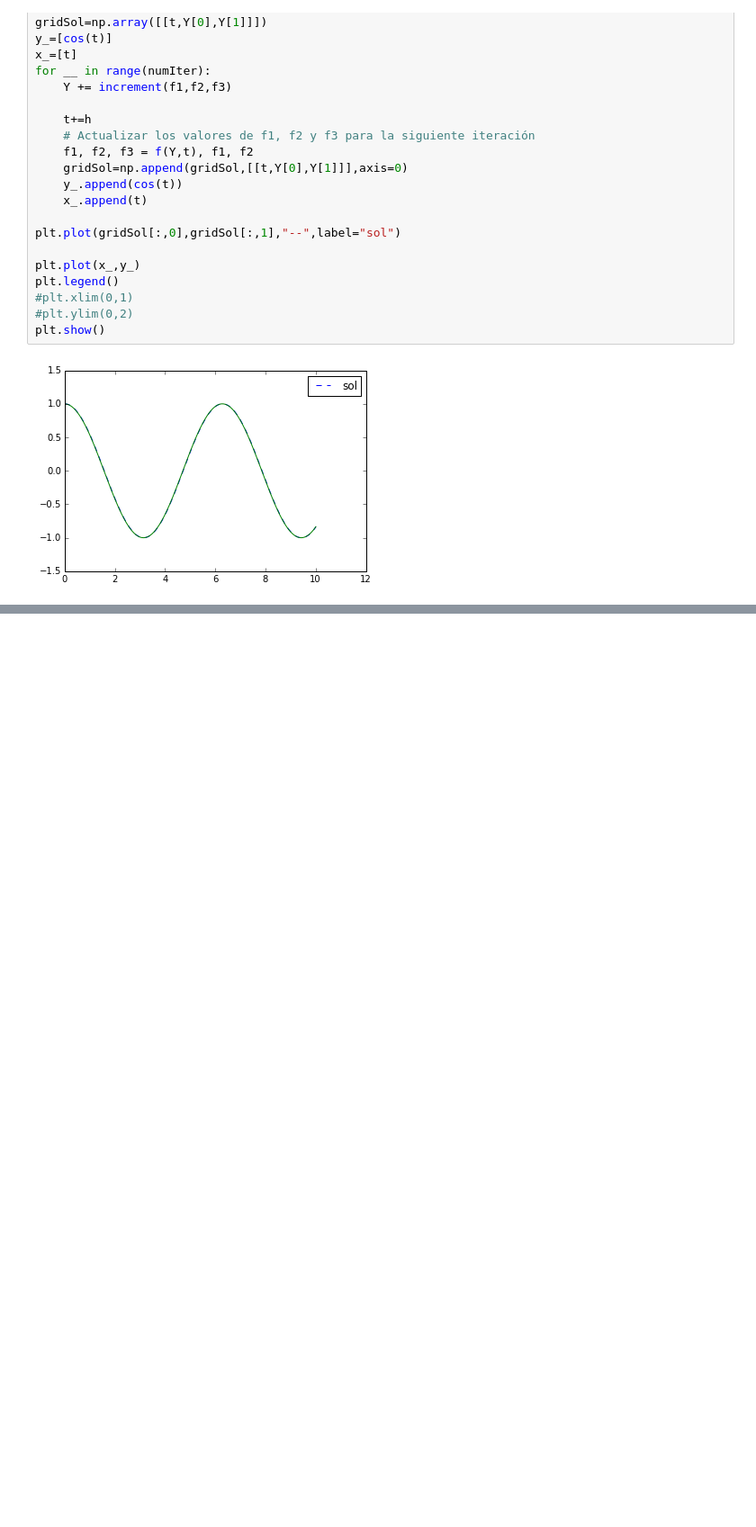
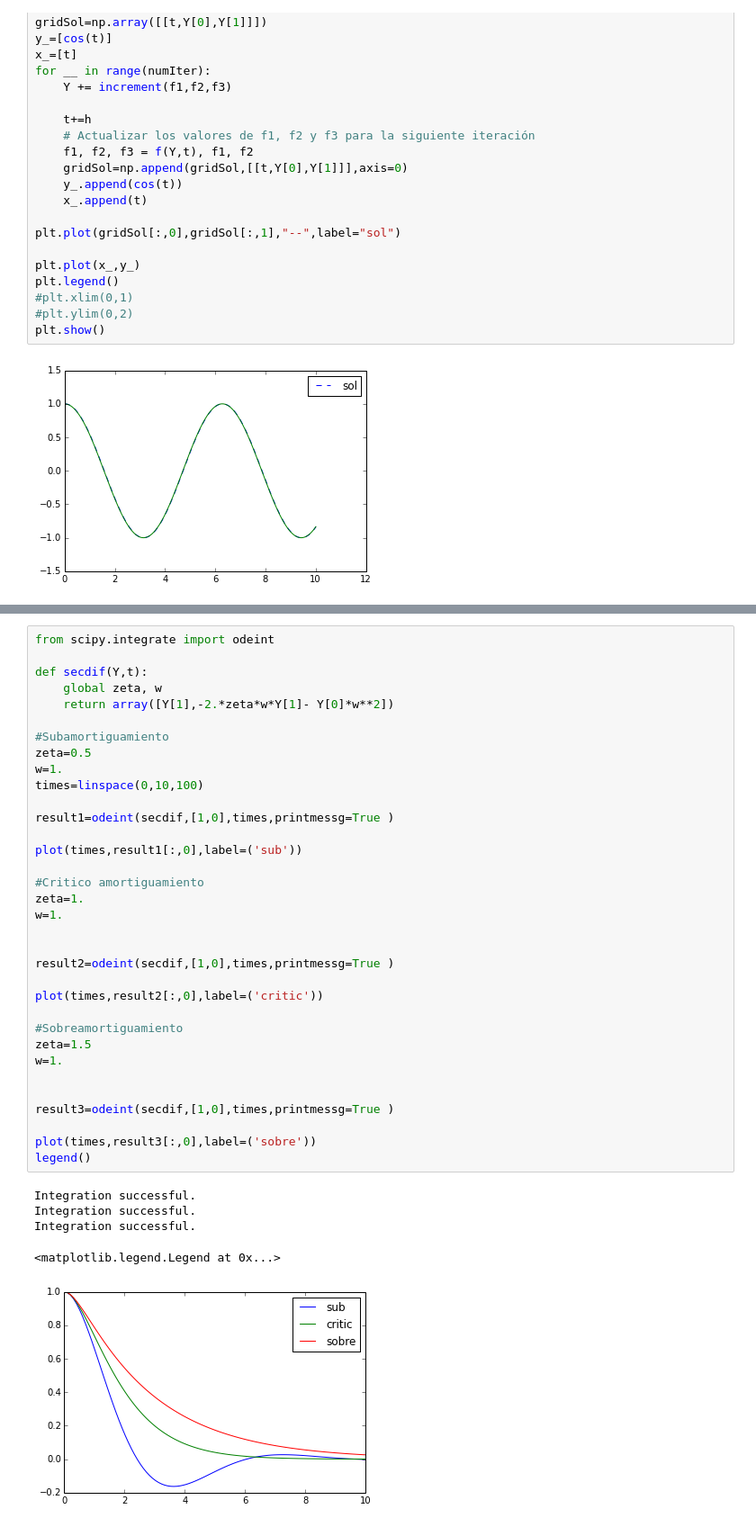
Before and after one commit to marojas11/MC, a Jupyter notebook: HandsOn/13/HandsOn13.ipynb, the cells around one changed output, grey strips where cells are left out. Shown: that part at 90% size. Saved outputs shown, nothing was run; the diff lists cells and outputs as text; blank space fills up the shorter version.

```diff
--- a/HandsOn/13/HandsOn13.ipynb
+++ b/HandsOn/13/HandsOn13.ipynb
@@ -113,0 +123,40 @@ plot(h,yerror)
+# %%
+from scipy.integrate import odeint
+
+def secdif(Y,t):
+    global zeta, w
+    return array([Y[1],-2.*zeta*w*Y[1]- Y[0]*w**2])
+
+#Subamortiguamiento
+zeta=0.5
+w=1.
+times=linspace(0,10,100)
+
+result1=odeint(secdif,[1,0],times,printmessg=True )
+
+plot(times,result1[:,0],label=('sub'))
+
+#Critico amortiguamiento
+zeta=1.
+w=1.
+
+
+result2=odeint(secdif,[1,0],times,printmessg=True )
+
+plot(times,result2[:,0],label=('critic'))
+
+#Sobreamortiguamiento
+zeta=1.5
+w=1.
+
+
+result3=odeint(secdif,[1,0],times,printmessg=True )
+
+plot(times,result3[:,0],label=('sobre'))
+legend()
+# %% [output]
+Integration successful.
+Integration successful.
+Integration successful.
+<matplotlib.legend.Legend at 0x...>
+[figure, added]
```
Also changed, not shown: parts of 5 cells of this notebook.
